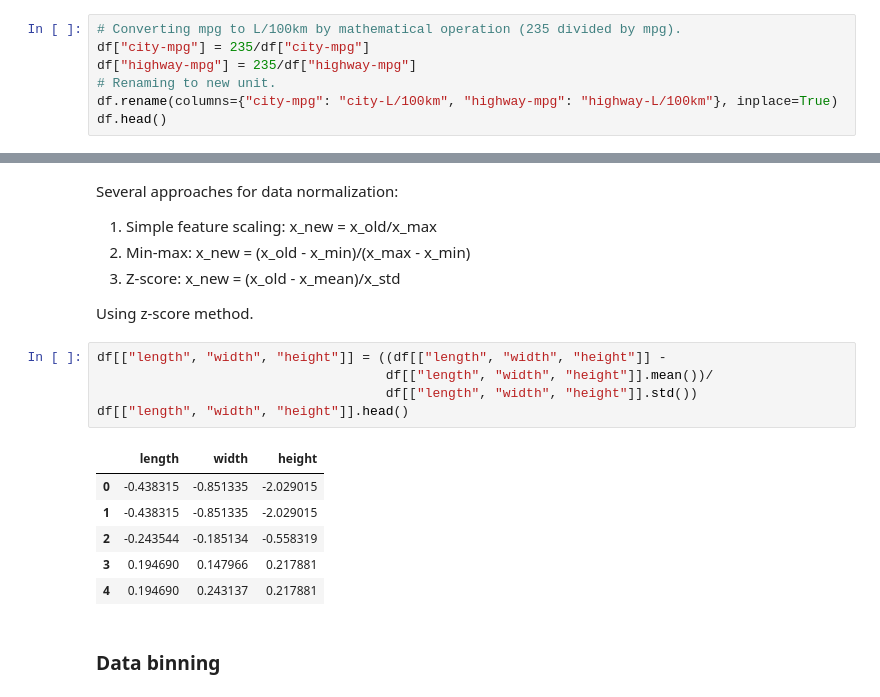
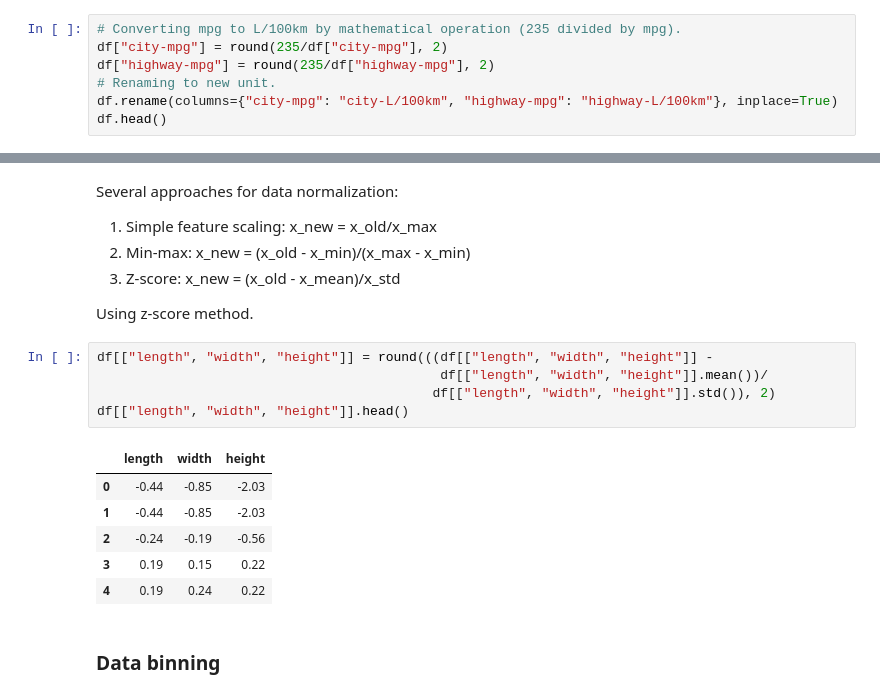
Before and after one commit to MehediEhteshum/CarPriceDataWranglingViz, a Jupyter notebook: CarPrice-DataWrangling&Viz.ipynb, the cells around one changed output, grey strips where cells are left out. Cells and saved outputs as stored; diff of their text form.

```diff
--- a/CarPrice-DataWrangling&Viz.ipynb
+++ b/CarPrice-DataWrangling&Viz.ipynb
@@ -196,8 +196,8 @@ dtype: object
 Standardizing data by converting them to user-friendly unit.
 # %%
 # Converting mpg to L/100km by mathematical operation (235 divided by mpg).
-df["city-mpg"] = 235/df["city-mpg"]
-df["highway-mpg"] = 235/df["highway-mpg"]
+df["city-mpg"] = round(235/df["city-mpg"], 2)
+df["highway-mpg"] = round(235/df["highway-mpg"], 2)
 # Renaming to new unit.
 df.rename(columns={"city-mpg": "city-L/100km", "highway-mpg": "highway-L/100km"}, inplace=True)
 df.head()
@@ -219,17 +219,17 @@ Several approaches for data normalization:
 
 Using z-score method.
 # %%
-df[["length", "width", "height"]] = ((df[["length", "width", "height"]] -
-                                     df[["length", "width", "height"]].mean())/
-                                     df[["length", "width", "height"]].std())
+df[["length", "width", "height"]] = round(((df[["length", "width", "height"]] -
+                                            df[["length", "width", "height"]].mean())/
+                                           df[["length", "width", "height"]].std()), 2)
 df[["length", "width", "height"]].head()
 # %% [output]
 |  | length | width | height |
-| 0 | -0.438315 | -0.851335 | -2.029015 |
-| 1 | -0.438315 | -0.851335 | -2.029015 |
-| 2 | -0.243544 | -0.185134 | -0.558319 |
-| 3 | 0.194690 | 0.147966 | 0.217881 |
-| 4 | 0.194690 | 0.243137 | 0.217881 |
+| 0 | -0.44 | -0.85 | -2.03 |
+| 1 | -0.44 | -0.85 | -2.03 |
+| 2 | -0.24 | -0.19 | -0.56 |
+| 3 | 0.19 | 0.15 | 0.22 |
+| 4 | 0.19 | 0.24 | 0.22 |
 # %% [markdown]
 <h3>Data binning</h3>
 # %% [markdown]
```
Also changed, not shown: parts of 10 cells of this notebook, 1 other file.
